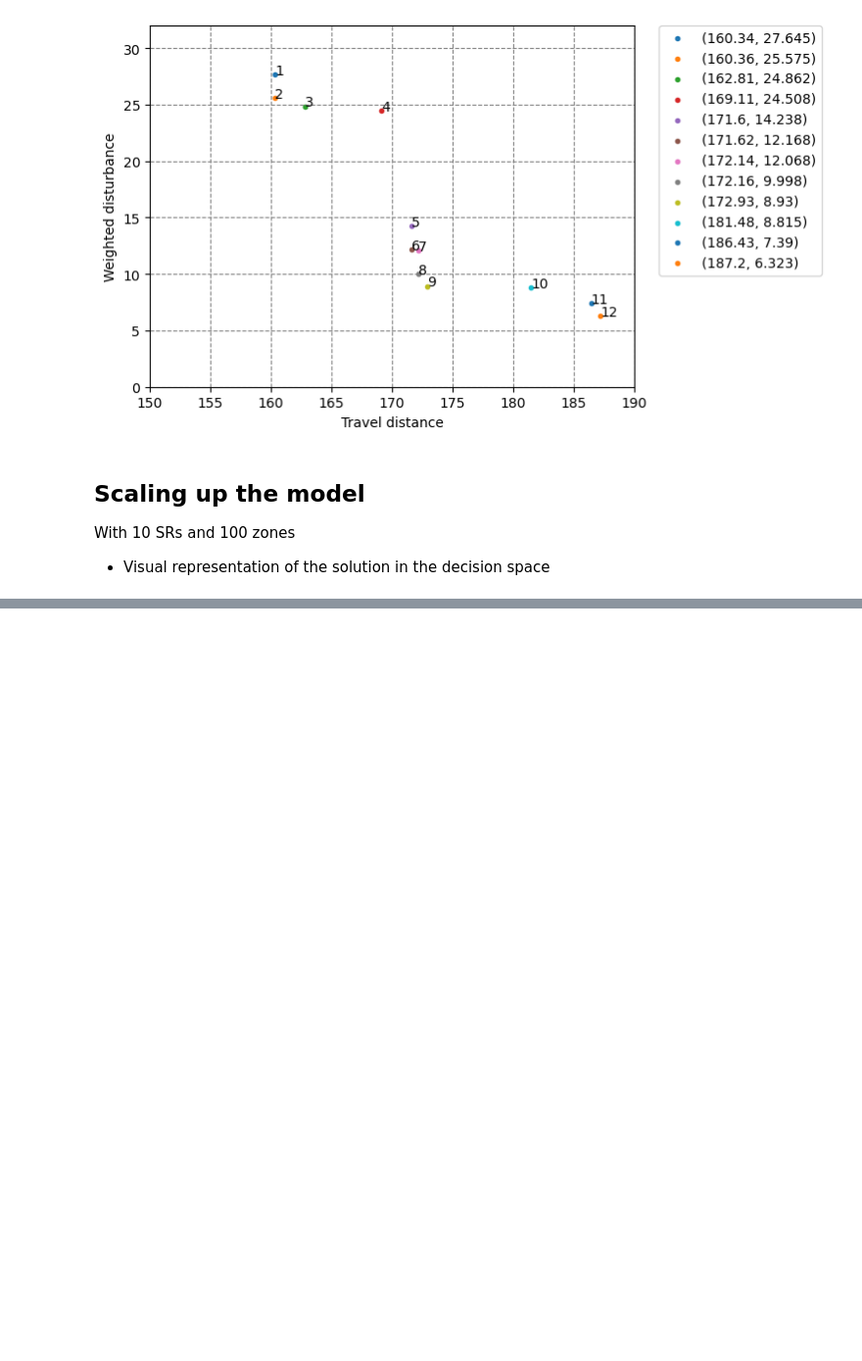
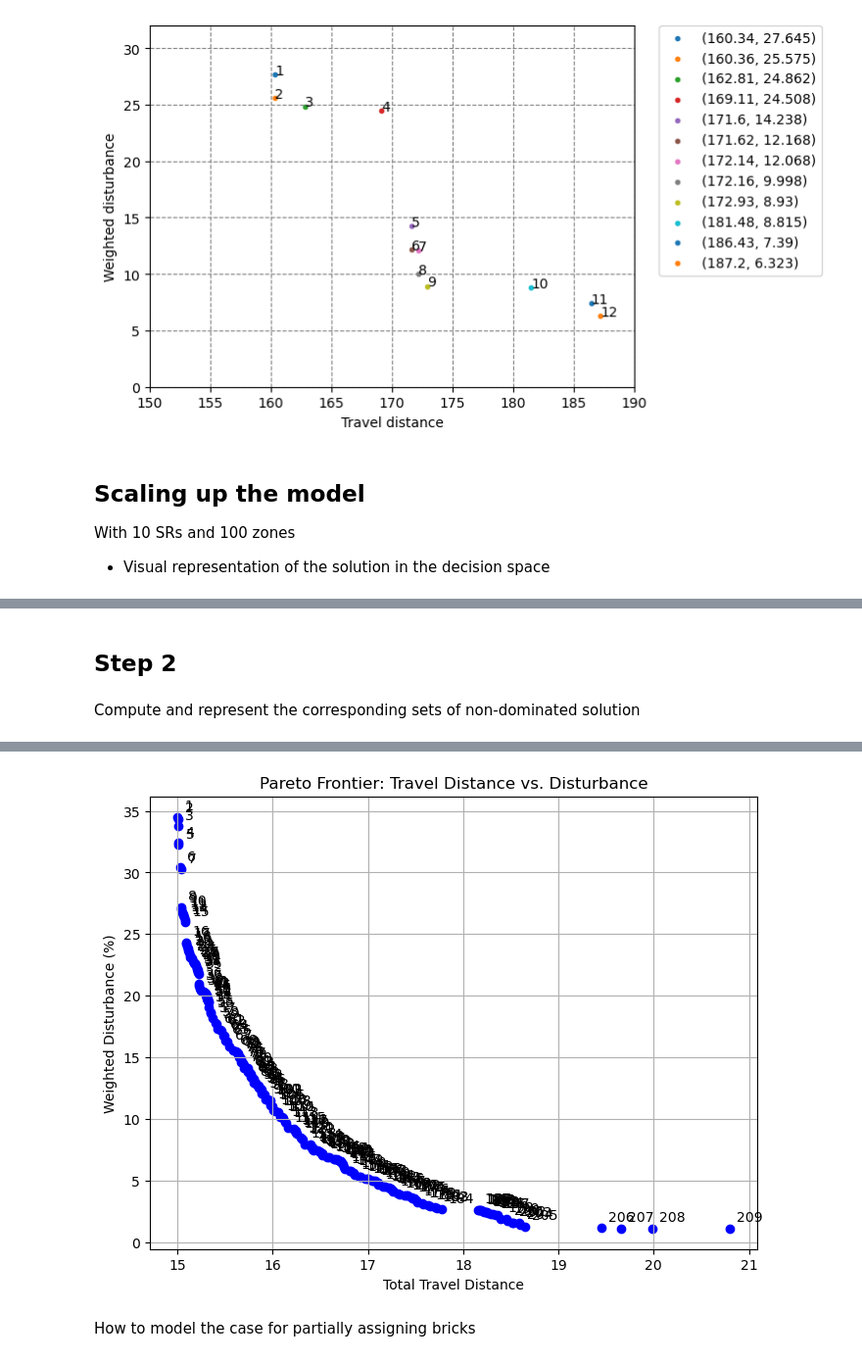
Before and after one commit to LucasTramonte/Decision-systems, a Jupyter notebook: main - Copy.ipynb, the cells around one changed output, grey strips where cells are left out. Shown at 98% size. Cells and saved outputs as stored; diff of their text form; code cells hidden in the pictures; blank space fills up the shorter version.

```diff
--- a/main - Copy.ipynb
+++ b/main - Copy.ipynb
@@ -1786,0 +806,77 @@ Format: (Total Distance, Max Workload, Disruption) -> Overall Utility
+# %% [markdown]
+## Step 2
+# %% [markdown]
+Compute and represent the corresponding sets of non-dominated solution
+# %%
+import matplotlib.pyplot as plt
+from gurobipy import Model, GRB, quicksum
+
+# -------------
+# (Re)build the model if not already built
+# -------------
+# Suppose the following have been defined:
+# - SRs: a list or range(1, 11)
+# - bricks: a list of brick IDs (1 to 100)
+# - X: decision variables X[(i, j)] for i in SRs and j in bricks
+# - distance_sr_brick: a dictionary mapping (i,j) -> distance
+# - workload_index: a dictionary mapping brick j -> workload_index
+# - total_workload: sum(workload_index.values())
+# - current_assignment: dictionary {(i, j): 0 or 1} from the CSV data
+
+# Define the objectives:
+z1 = quicksum(X[(i, j)] * distance_sr_brick[(i, j)] for i in SRs for j in bricks)
+z2 = 100 * quicksum(
+    workload_index[j] * (1 - current_assignment[(i, j)]) * X[(i, j)]
+    for i in SRs for j in bricks
+) / total_workload
+
+# -------------
+# Setup the epsilon-constraint method:
+# -------------
+epsilon = 0.001   # a small decrement
+pareto_solutions = []  # To record (z1, z2) values from each run
+epsilon_constraints = {}  # To store added epsilon constraints (if needed for later removal)
+iteration = 0
+
+# We start by optimizing the travel distance objective:
+m.setObjective(z1, GRB.MINIMIZE)
+m.update()
+
+# The iterative epsilon-constraint loop:
+while True:
+    m.optimize()
+    if m.status == GRB.OPTIMAL:
+        # Get the current solution's objective values.
+        current_z1 = m.objVal
+        current_z2 = z2.getValue()
+        pareto_solutions.append((current_z1, current_z2))
+        print(f"Iteration {iteration}: z1 = {current_z1:.3f}, z2 = {current_z2:.3f}")
+
+        iteration += 1
+        # Add an epsilon constraint to force a strictly lower weighted disturbance in the next run:
+        constr_name = f"epsilon_{iteration}"
+        epsilon_constraints[iteration] = m.addConstr(z2 <= current_z2 - epsilon, name=constr_name)
+        m.update()
+    else:
+        # The model is infeasible; stop the loop.
+        break
+
+# Optionally, remove duplicate solutions (if any) while preserving order:
+unique_solutions = list(dict.fromkeys(pareto_solutions))
+
+# -------------
+# Plotting the Pareto Frontier:
+# -------------
+Z1 = [sol[0] for sol in unique_solutions]
+Z2 = [sol[1] for sol in unique_solutions]
+
+plt.figure(figsize=(8, 6))
+plt.scatter(Z1, Z2, color='blue', marker='o')
+for idx, (d_val, disturbance) in enumerate(unique_solutions, start=1):
+    plt.annotate(f"{idx}", (d_val, disturbance), textcoords="offset points", xytext=(5,5))
+plt.xlabel("Total Travel Distance")
+plt.ylabel("Weighted Disturbance (%)")
+plt.title("Pareto Frontier: Travel Distance vs. Disturbance")
+plt.grid(True)
+plt.show()
+# %% [output]
@@ -1786,0 +900,3 @@ Format: (Total Distance, Max Workload, Disruption) -> Overall Utility
+[figure, added]
+# %% [markdown]
+How to model the case for partially assigning bricks
```
Also changed, not shown: parts of 35 cells of this notebook.
